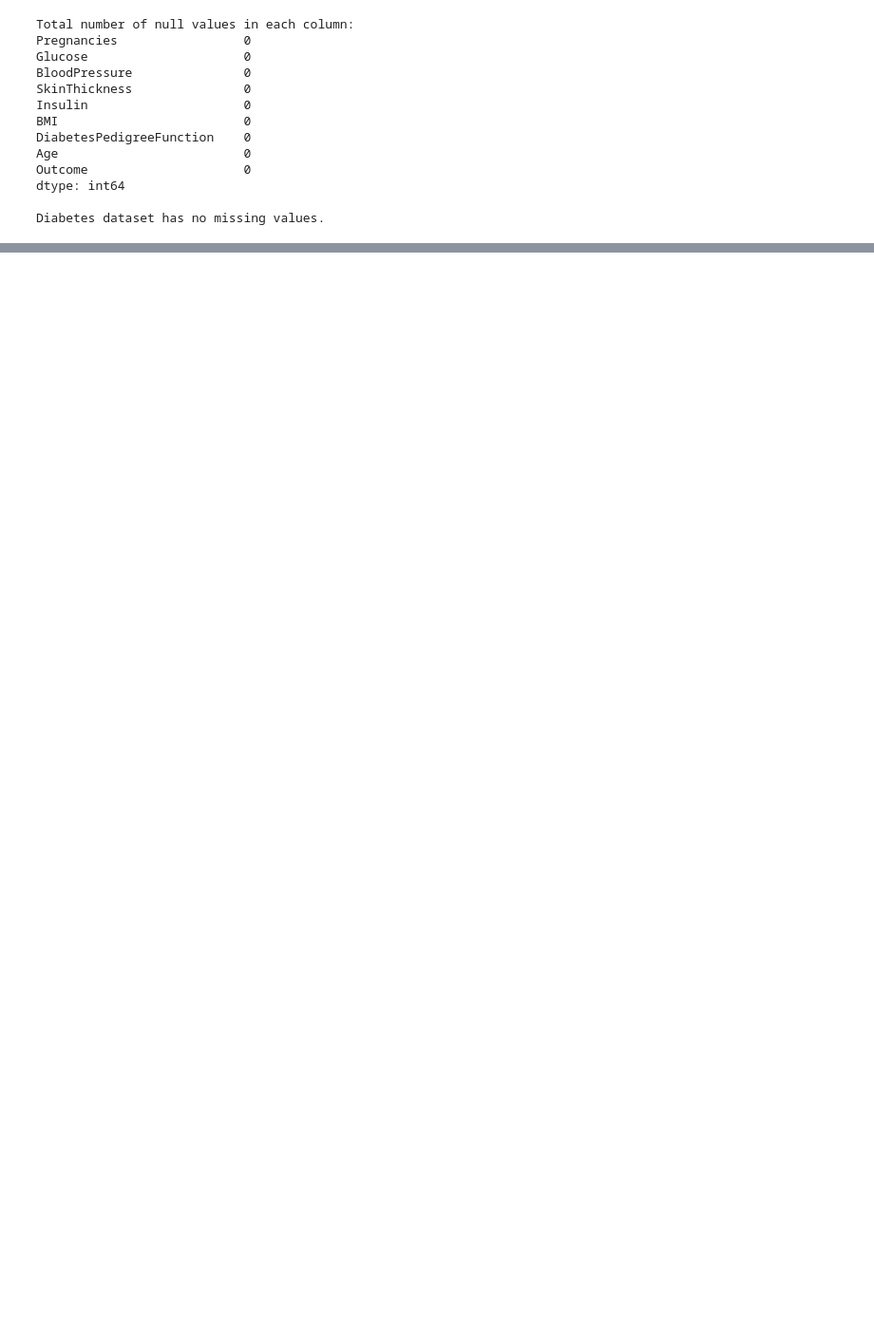
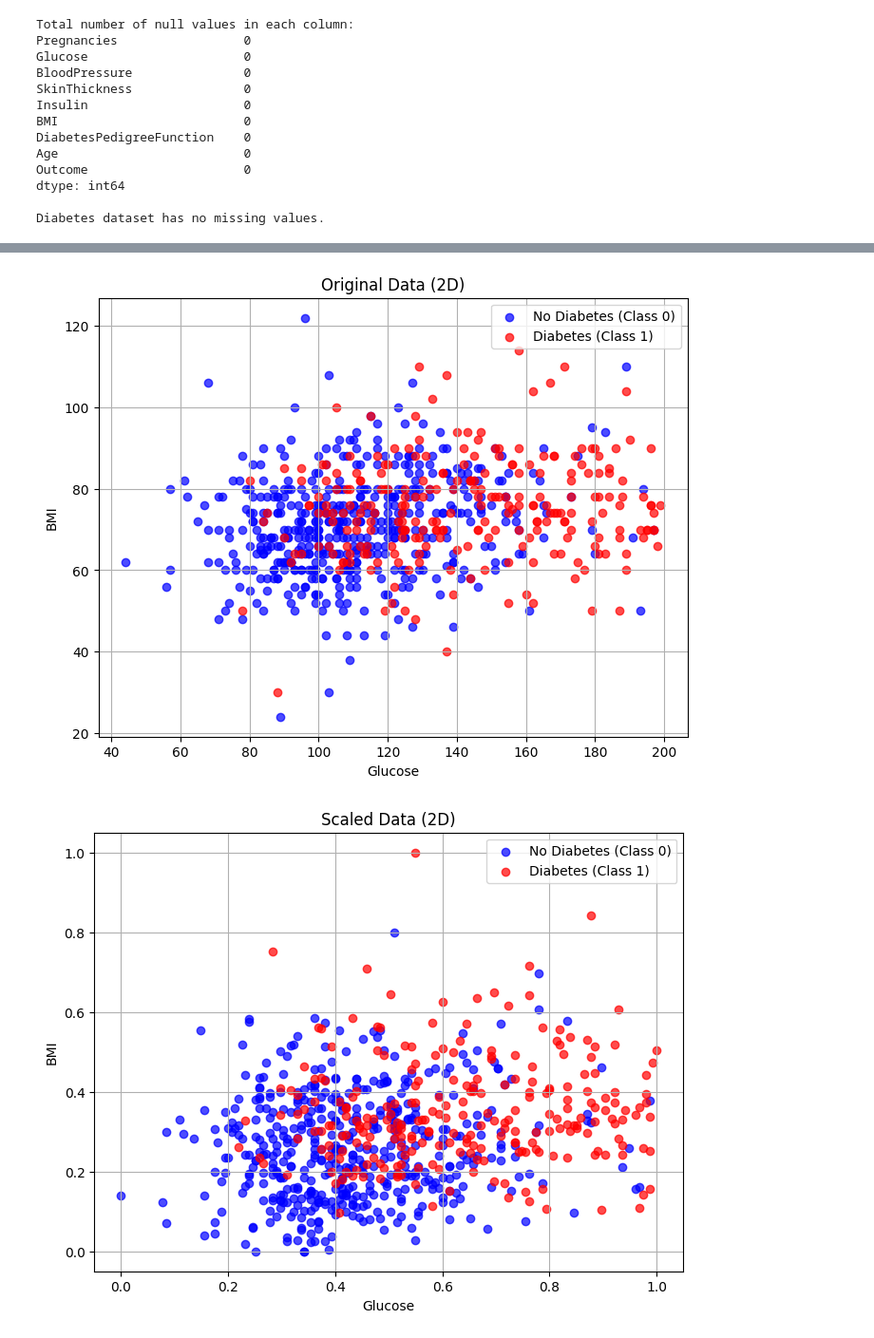
Before and after one commit to soupdoumplings/Concepts-and-Technologies-of-AI, a Jupyter notebook: Worksheet4.ipynb, the cells around one changed output, grey strips where cells are left out. Shown at 95% size. Drawn from its saved outputs; the diff is of its cells as text; code cells hidden in the pictures; blank space fills up the shorter version.

```diff
--- a/Worksheet4.ipynb
+++ b/Worksheet4.ipynb
@@ -881,0 +669,29 @@ plot_knn_time(scaled_results, "Scaled Data: Time vs K")
+# %%
+def plot_2d_scatter(X, y, title="2D Scatter Plot"):
+    """
+    Plots a 2D scatter of the data colored by class labels.
+    """
+    plt.figure(figsize=(8, 6))
+
+    plt.scatter(X[y == 0, 0], X[y == 0, 1], label="No Diabetes (Class 0)", alpha=0.7, color='blue')
+    plt.scatter(X[y == 1, 0], X[y == 1, 1], label="Diabetes (Class 1)", alpha=0.7, color='red')
+    plt.xlabel("Glucose")
+    plt.ylabel("BMI")
+    plt.title(title)
+    plt.legend()
+    plt.grid(True)
+    plt.show()
+
+X_vis_orig = features[:, [1, 2]]
+X_vis_scaled = features_scaled[:, [1, 5]]
+
+y_vis = target
+
+# Original dataset
+plot_2d_scatter(X_vis_orig, y_vis, title="Original Data (2D)")
+
+# Scaled dataset
+plot_2d_scatter(X_vis_scaled, y_vis, title="Scaled Data (2D)")
+# %% [output]
+[figure, added]
+[figure, added]
```
Also changed, not shown: parts of 31 cells of this notebook.
